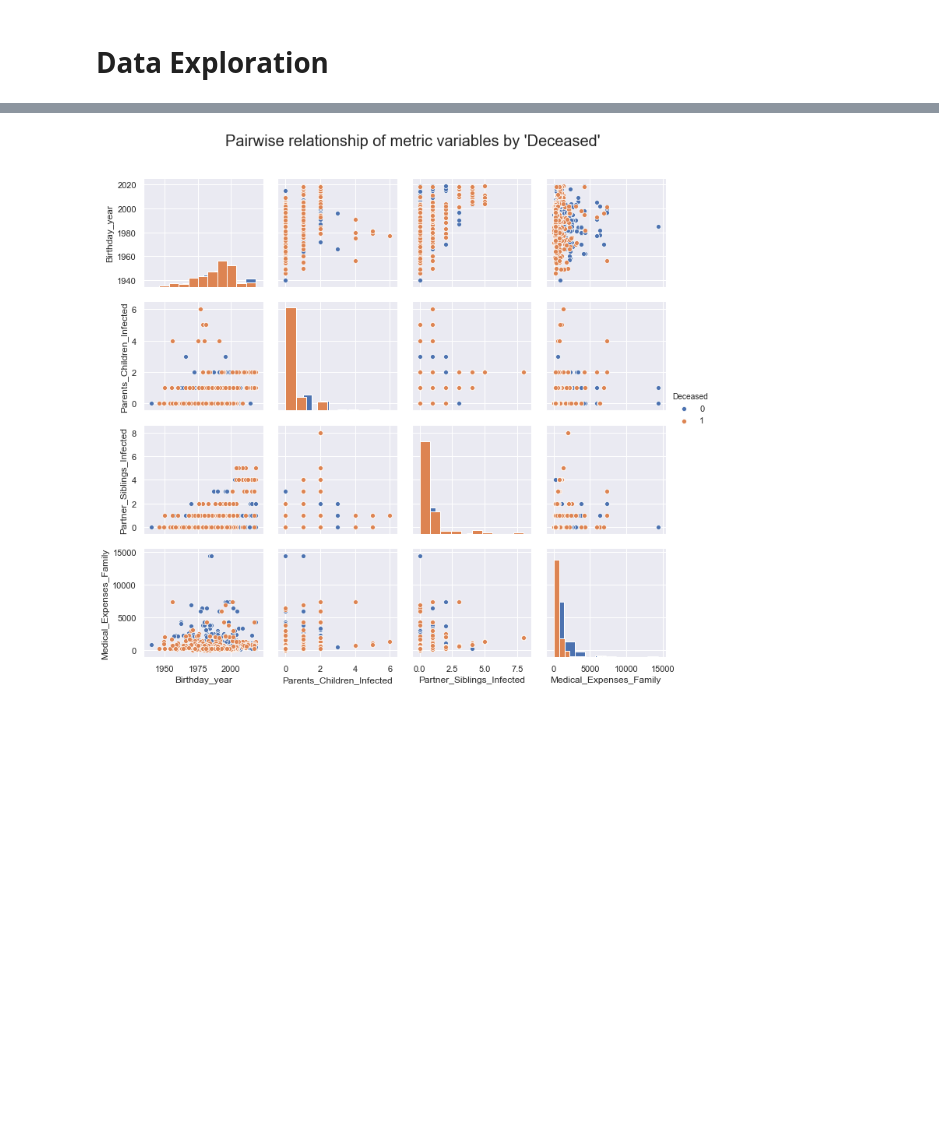
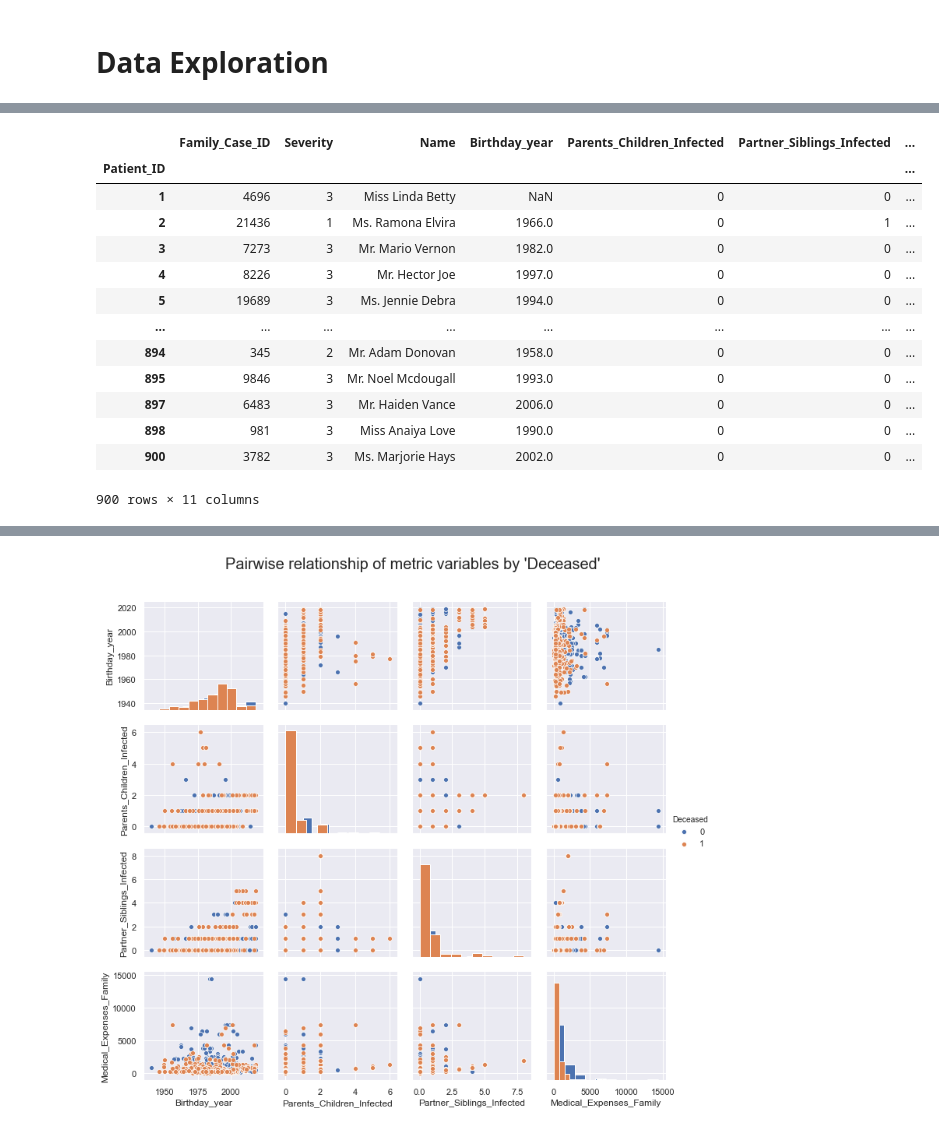
Before and after one commit to DavidSilva98/ML_project, a Jupyter notebook: group7.ipynb, the cells around one changed output, grey strips where cells are left out. Drawn from its saved outputs; the diff is of its cells as text; code cells hidden in the pictures; blank space fills up the shorter version.

```diff
--- a/group7.ipynb
+++ b/group7.ipynb
@@ -187,0 +193,18 @@ plt.show()
+# %%
+df_explore = pd.merge(train_df, train_df["Family_Case_ID"].value_counts(), right_index=True, left_on="Family_Case_ID").drop("Family_Case_ID_x", axis=1).rename({"Family_Case_ID_y": "Family_size"}, axis=1)
+df_explore
+# %% [output]
+|  | Family_Case_ID | Severity | Name | Birthday_year | Parents_Children_Infected | Partner_Siblings_Infected | ... |
+| Patient_ID |  |  |  |  |  |  | ... |
+| 1 | 4696 | 3 | Miss Linda Betty | NaN | 0 | 0 | ... |
+| 2 | 21436 | 1 | Ms. Ramona Elvira | 1966.0 | 0 | 1 | ... |
+| 3 | 7273 | 3 | Mr. Mario Vernon | 1982.0 | 0 | 0 | ... |
+| 4 | 8226 | 3 | Mr. Hector Joe | 1997.0 | 0 | 0 | ... |
+| 5 | 19689 | 3 | Ms. Jennie Debra | 1994.0 | 0 | 0 | ... |
+| ... | ... | ... | ... | ... | ... | ... | ... |
+| 894 | 345 | 2 | Mr. Adam Donovan | 1958.0 | 0 | 0 | ... |
+| 895 | 9846 | 3 | Mr. Noel Mcdougall | 1993.0 | 0 | 0 | ... |
+| 897 | 6483 | 3 | Mr. Haiden Vance | 2006.0 | 0 | 0 | ... |
+| 898 | 981 | 3 | Miss Anaiya Love | 1990.0 | 0 | 0 | ... |
+| 900 | 3782 | 3 | Ms. Marjorie Hays | 2002.0 | 0 | 0 | ... |
+900 rows × 11 columns
```
Also changed, not shown: parts of 17 cells of this notebook.
